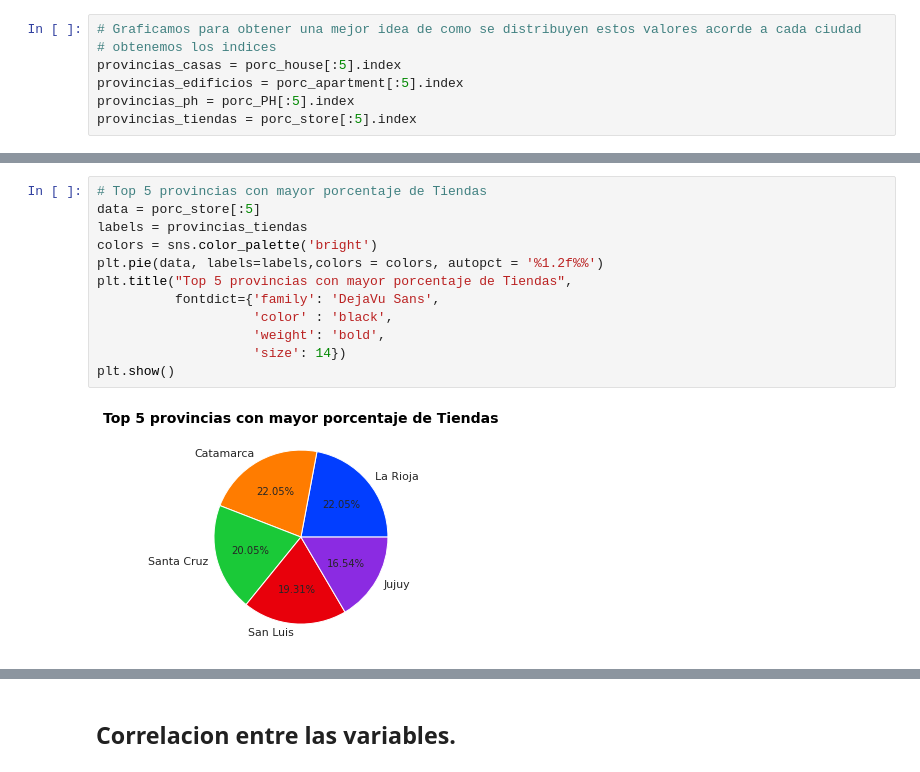
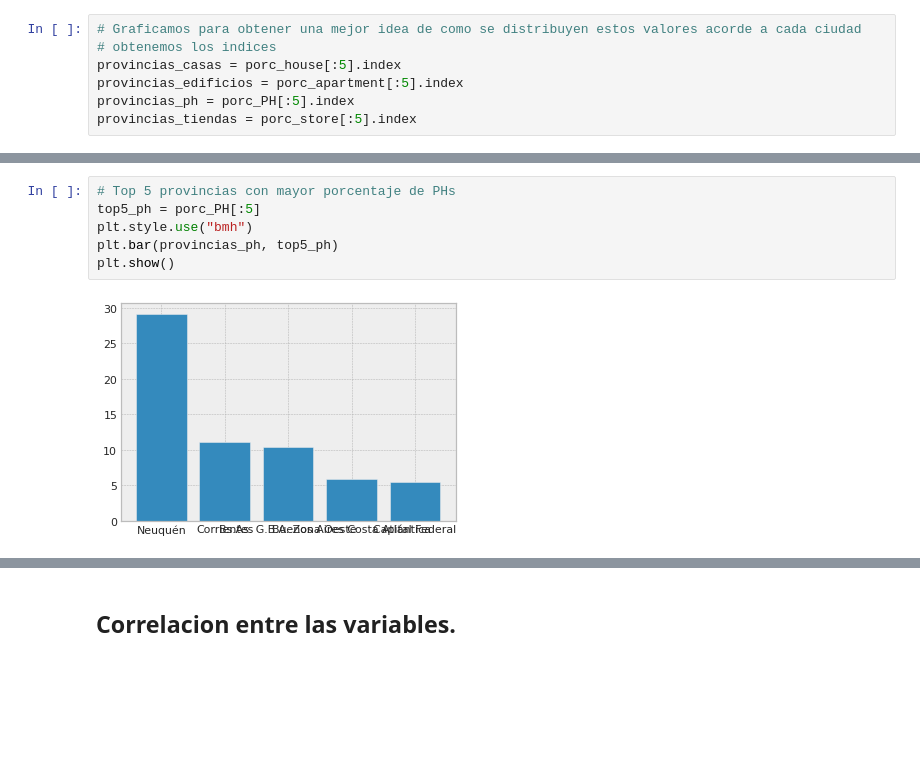
Before and after one commit to mdpfernandez/limpieza_datos_pandas, a Jupyter notebook: Workshop_1_G4.ipynb, the cells around one changed output, grey strips where cells are left out. Saved outputs shown, nothing was run; the diff lists cells and outputs as text; blank space fills up the shorter version.

```diff
--- a/Workshop_1_G4.ipynb
+++ b/Workshop_1_G4.ipynb
@@ -790,14 +748,8 @@ plt.show()
-# %%
-# Top 5 provincias con mayor porcentaje de Tiendas
-data = porc_store[:5]
-labels = provincias_tiendas
-colors = sns.color_palette('bright')
-plt.pie(data, labels=labels,colors = colors, autopct = '%1.2f%%')
-plt.title("Top 5 provincias con mayor porcentaje de Tiendas",
-          fontdict={'family': 'DejaVu Sans',
-                    'color' : 'black',
-                    'weight': 'bold',
-                    'size': 14})
-plt.show()
-# %% [output]
-[figure, removed]
+# %%
+# Top 5 provincias con mayor porcentaje de PHs
+top5_ph = porc_PH[:5]
+plt.style.use("bmh")
+plt.bar(provincias_ph, top5_ph)
+plt.show()
+# %% [output]
+[figure, added]
```
Also changed, not shown: parts of 29 cells of this notebook.
